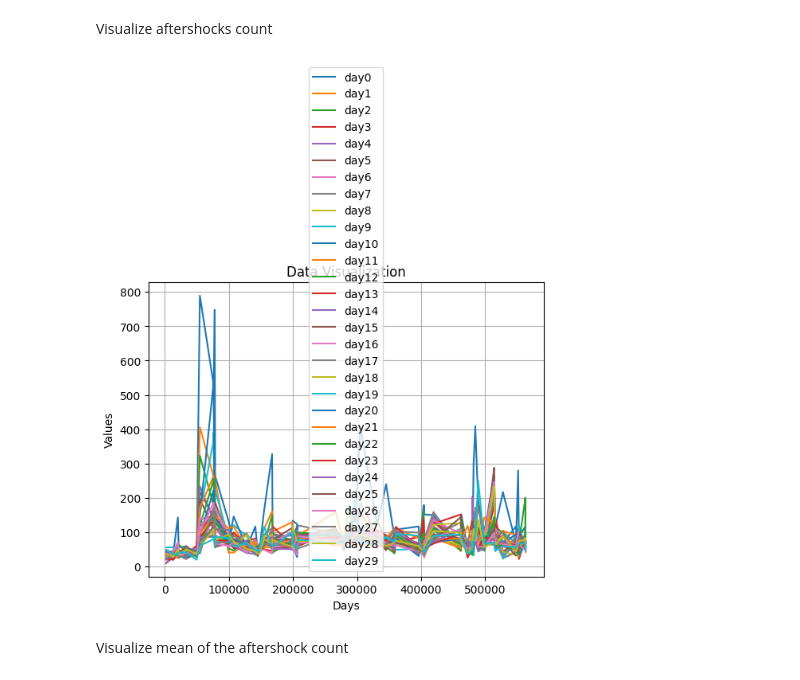
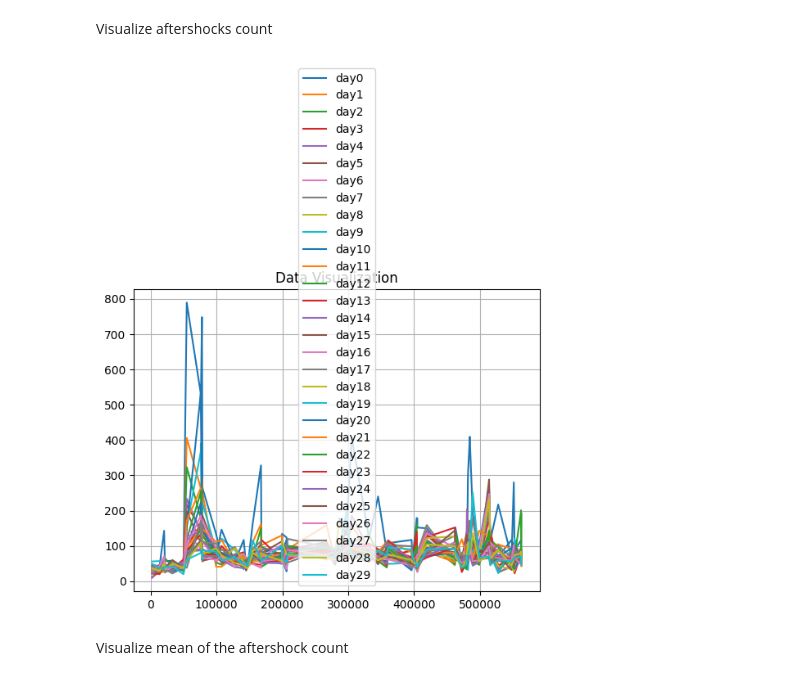
Before and after one commit to krattya/Natural-Disasters-App, a Jupyter notebook: forecast/forecast.ipynb, the cells around one changed output. Saved outputs shown, nothing was run; the diff lists cells and outputs as text; code cells hidden in the pictures.

```diff
--- a/forecast/forecast.ipynb
+++ b/forecast/forecast.ipynb
@@ -80,22 +87,20 @@ Visualize aftershocks count
 # %%
 plt.figure()
 
 daylist = []
 for i in range(0,30):
     daylist.append("day"+str(i))
 
 for column in daylist:
     plt.plot(aftershock_data[column], label=column)
 
-plt.xlabel('Days')
-plt.ylabel('Values')
 plt.title('Data Visualization')
 #plt.xticks(range(len(aftershock_data)), daylist)  # x-Achsenbeschriftung auf den Index des DataFrame setzen
 plt.legend()
 plt.grid(True)
 plt.show()
 # %% [output]
-[figure, old version]
+[figure, new version]
 # %% [markdown]
 Visualize mean of the aftershock count
 # %%
```
Also changed, not shown: parts of 10 cells of this notebook.
